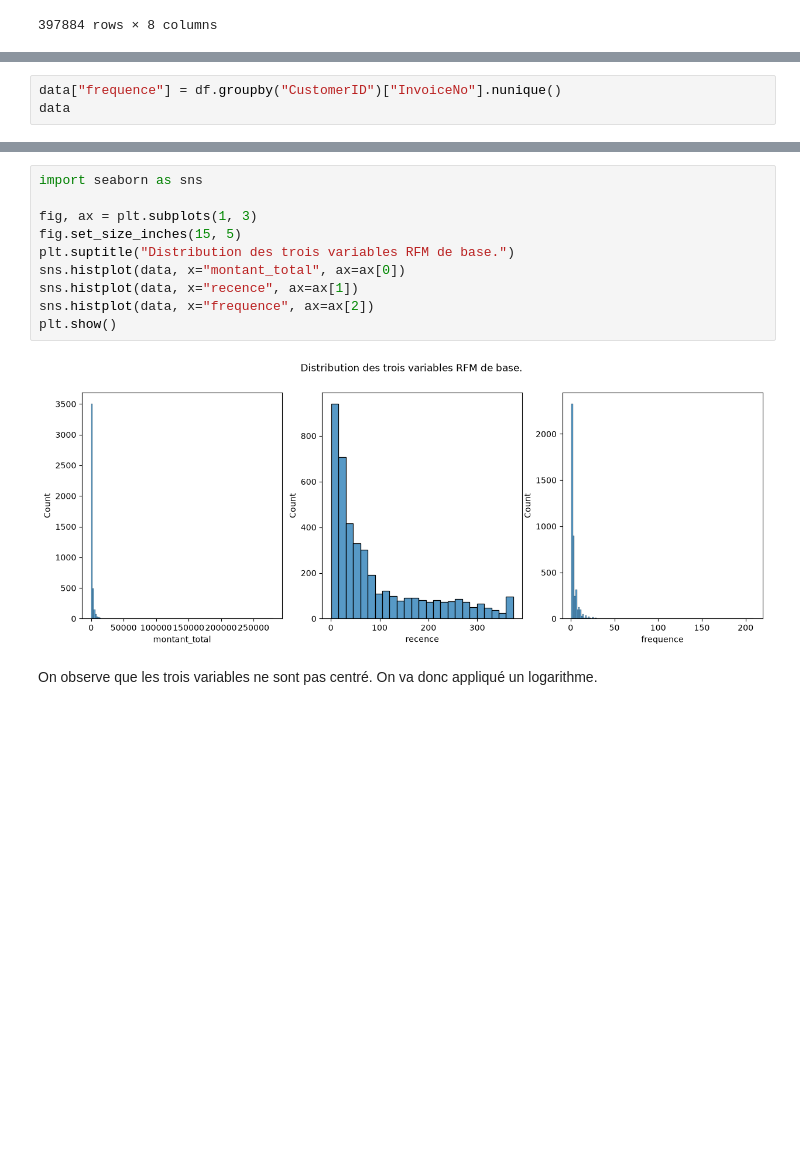
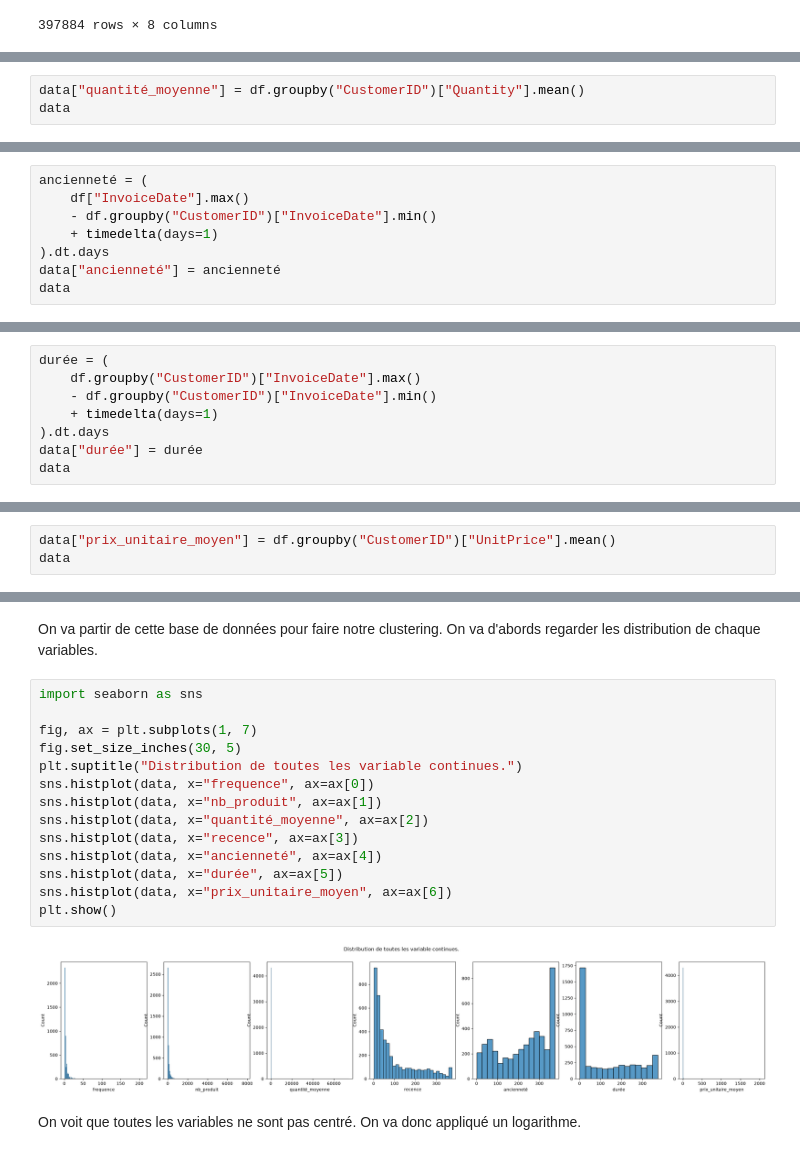
Before and after one commit to fmazur57u/Projet-Kmeans-et-spectral-clustering, a Jupyter notebook: Kmeans_spectral_clustering.ipynb, the cells around one changed output, grey strips where cells are left out. Saved outputs shown, nothing was run; the diff lists cells and outputs as text; blank space fills up the shorter version.

```diff
--- a/Kmeans_spectral_clustering.ipynb
+++ b/Kmeans_spectral_clustering.ipynb
@@ -112,0 +91,3 @@ data
+# %%
+data["quantité_moyenne"] = df.groupby("CustomerID")["Quantity"].mean()
+data
@@ -137,0 +134,8 @@ data
+# %%
+ancienneté = (
+    df["InvoiceDate"].max()
+    - df.groupby("CustomerID")["InvoiceDate"].min()
+    + timedelta(days=1)
+).dt.days
+data["ancienneté"] = ancienneté
+data
@@ -137,0 +157,8 @@ data
+# %%
+durée = (
+    df.groupby("CustomerID")["InvoiceDate"].max()
+    - df.groupby("CustomerID")["InvoiceDate"].min()
+    + timedelta(days=1)
+).dt.days
+data["durée"] = durée
+data
@@ -138,4 +180,4 @@ data
 # %%
-data["frequence"] = df.groupby("CustomerID")["InvoiceNo"].nunique()
+data["prix_unitaire_moyen"] = df.groupby("CustomerID")["UnitPrice"].mean()
 data
 # %% [output]
@@ -156,17 +198,23 @@ data
+# %% [markdown]
+On va partir de cette base de données pour faire notre clustering. On va d'abords regarder les distribution de chaque variables.
 # %%
 import seaborn as sns
 
-fig, ax = plt.subplots(1, 3)
-fig.set_size_inches(15, 5)
-plt.suptitle("Distribution des trois variables RFM de base.")
-sns.histplot(data, x="montant_total", ax=ax[0])
-sns.histplot(data, x="recence", ax=ax[1])
-sns.histplot(data, x="frequence", ax=ax[2])
+fig, ax = plt.subplots(1, 7)
+fig.set_size_inches(30, 5)
+plt.suptitle("Distribution de toutes les variable continues.")
+sns.histplot(data, x="frequence", ax=ax[0])
+sns.histplot(data, x="nb_produit", ax=ax[1])
+sns.histplot(data, x="quantité_moyenne", ax=ax[2])
+sns.histplot(data, x="recence", ax=ax[3])
+sns.histplot(data, x="ancienneté", ax=ax[4])
+sns.histplot(data, x="durée", ax=ax[5])
+sns.histplot(data, x="prix_unitaire_moyen", ax=ax[6])
 plt.show()
 # %% [output]
-[figure, old version]
+[figure, new version]
 # %% [markdown]
-On observe que les trois variables ne sont pas centré. On va donc appliqué un logarithme.
+On voit que toutes les variables ne sont pas centré. On va donc appliqué un logarithme.
 # %%
 import numpy as np
 
```
Also changed, not shown: parts of 94 cells of this notebook.
